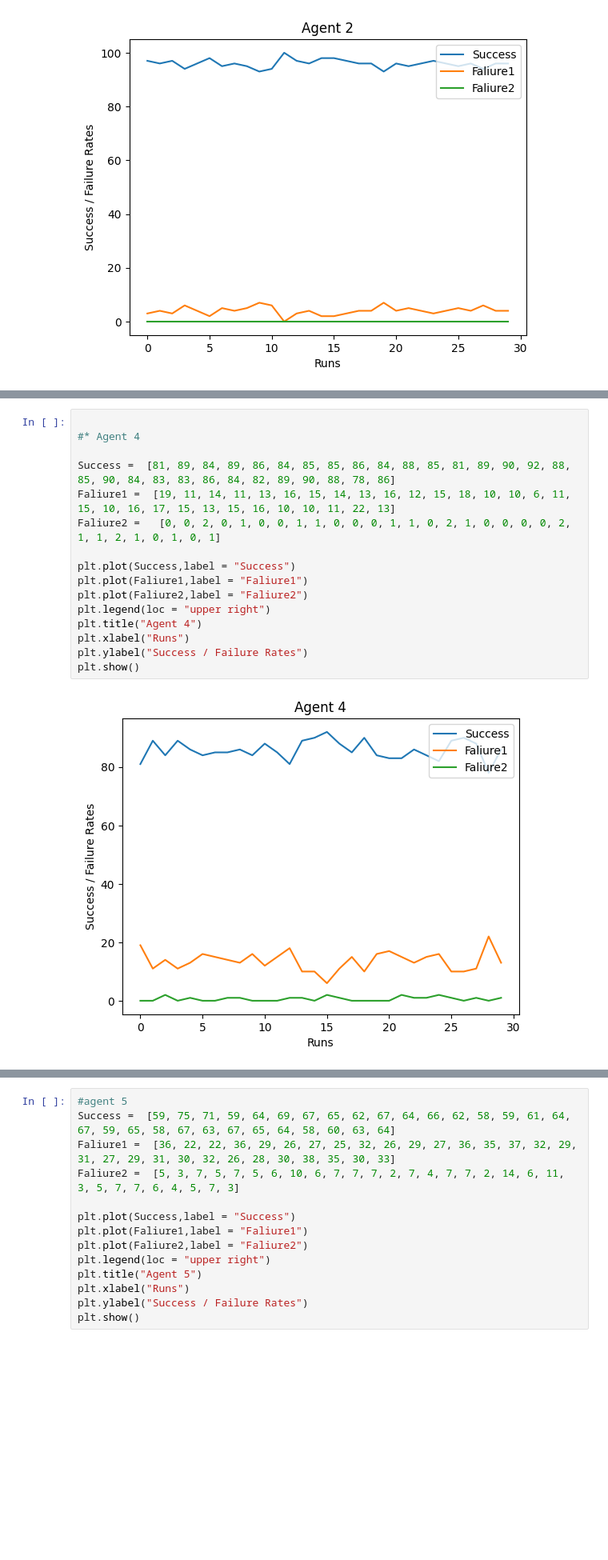
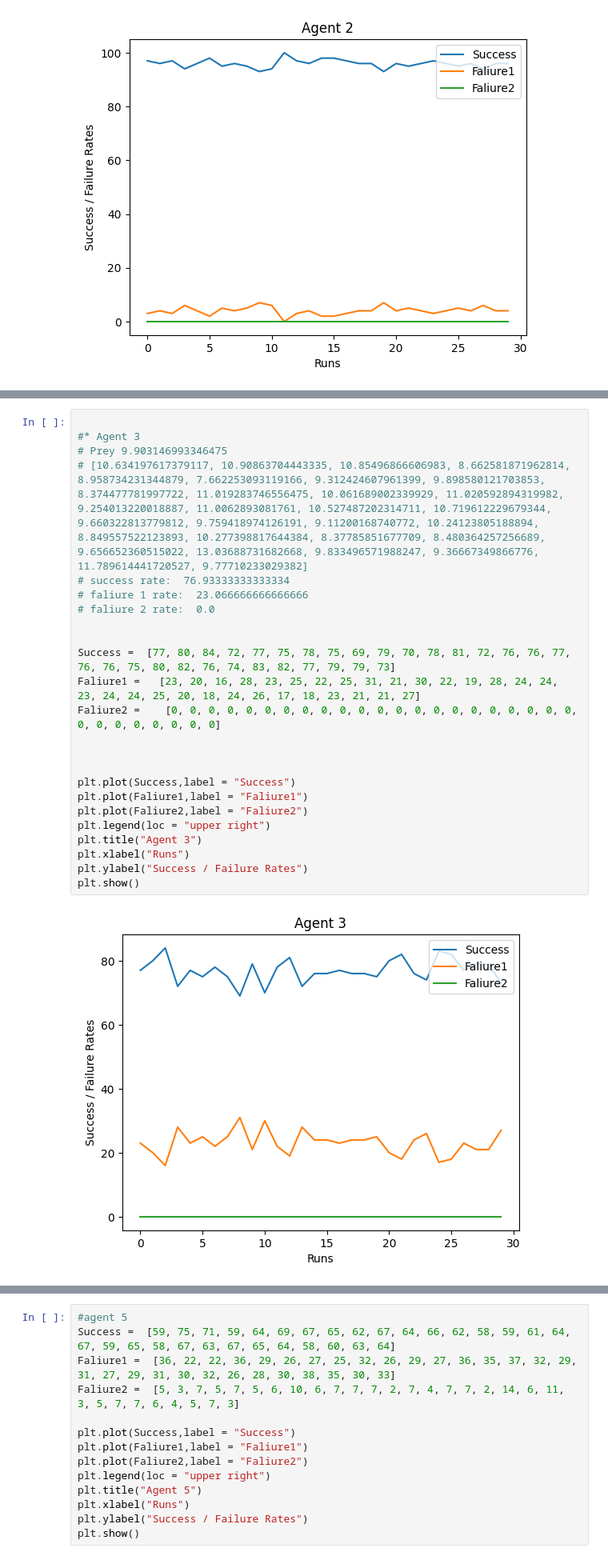
Before and after one commit to Rishit19/Project-Circle-of-Life, a Jupyter notebook: all agents.ipynb, the cells around one changed output, grey strips where cells are left out. Shown at 80% size. Saved outputs shown, nothing was run; the diff lists cells and outputs as text; blank space fills up the shorter version.

```diff
--- a/all agents.ipynb
+++ b/all agents.ipynb
@@ -1668,18 +1669,26 @@ plt.show()
-# %%
-
-#* Agent 4
-
-Success =  [81, 89, 84, 89, 86, 84, 85, 85, 86, 84, 88, 85, 81, 89, 90, 92, 88, 85, 90, 84, 83, 83, 86, 84, 82, 89, 90, 88, 78, 86]
-Faliure1 =  [19, 11, 14, 11, 13, 16, 15, 14, 13, 16, 12, 15, 18, 10, 10, 6, 11, 15, 10, 16, 17, 15, 13, 15, 16, 10, 10, 11, 22, 13]
-Faliure2 =   [0, 0, 2, 0, 1, 0, 0, 1, 1, 0, 0, 0, 1, 1, 0, 2, 1, 0, 0, 0, 0, 2, 1, 1, 2, 1, 0, 1, 0, 1]
-
-plt.plot(Success,label = "Success")
-plt.plot(Faliure1,label = "Faliure1")
-plt.plot(Faliure2,label = "Faliure2")
-plt.legend(loc = "upper right")
-plt.title("Agent 4")
-plt.xlabel("Runs")
-plt.ylabel("Success / Failure Rates")
-plt.show()
-# %% [output]
-[figure, removed]
+# %%
+
+#* Agent 3
+# Prey 9.903146993346475
+# [10.634197617379117, 10.90863704443335, 10.85496866606983, 8.662581871962814, 8.958734231344879, 7.662253093119166, 9.312424607961399, 9.898580121703853, 8.374477781997722, 11.019283746556475, 10.061689002339929, 11.020592894319982, 9.254013220018887, 11.0062893081761, 10.527487202314711, 10.719612229679344, 9.660322813779812, 9.759418974126191, 9.11200168740772, 10.24123805188894, 8.849557522123893, 10.277398817644384, 8.37785851677709, 8.480364257256689, 9.656652360515022, 13.03688731682668, 9.833496571988247, 9.36667349866776, 11.789614441720527, 9.77710233029382]
+# success rate:  76.93333333333334
+# faliure 1 rate:  23.066666666666666
+# faliure 2 rate:  0.0
+
+
+Success =  [77, 80, 84, 72, 77, 75, 78, 75, 69, 79, 70, 78, 81, 72, 76, 76, 77, 76, 76, 75, 80, 82, 76, 74, 83, 82, 77, 79, 79, 73]
+Faliure1 =   [23, 20, 16, 28, 23, 25, 22, 25, 31, 21, 30, 22, 19, 28, 24, 24, 23, 24, 24, 25, 20, 18, 24, 26, 17, 18, 23, 21, 21, 27]
+Faliure2 =    [0, 0, 0, 0, 0, 0, 0, 0, 0, 0, 0, 0, 0, 0, 0, 0, 0, 0, 0, 0, 0, 0, 0, 0, 0, 0, 0, 0, 0, 0]
+
+
+
+plt.plot(Success,label = "Success")
+plt.plot(Faliure1,label = "Faliure1")
+plt.plot(Faliure2,label = "Faliure2")
+plt.legend(loc = "upper right")
+plt.title("Agent 3")
+plt.xlabel("Runs")
+plt.ylabel("Success / Failure Rates")
+plt.show()
+# %% [output]
+[figure, added]
```
Also changed, not shown: parts of 11 cells of this notebook.
